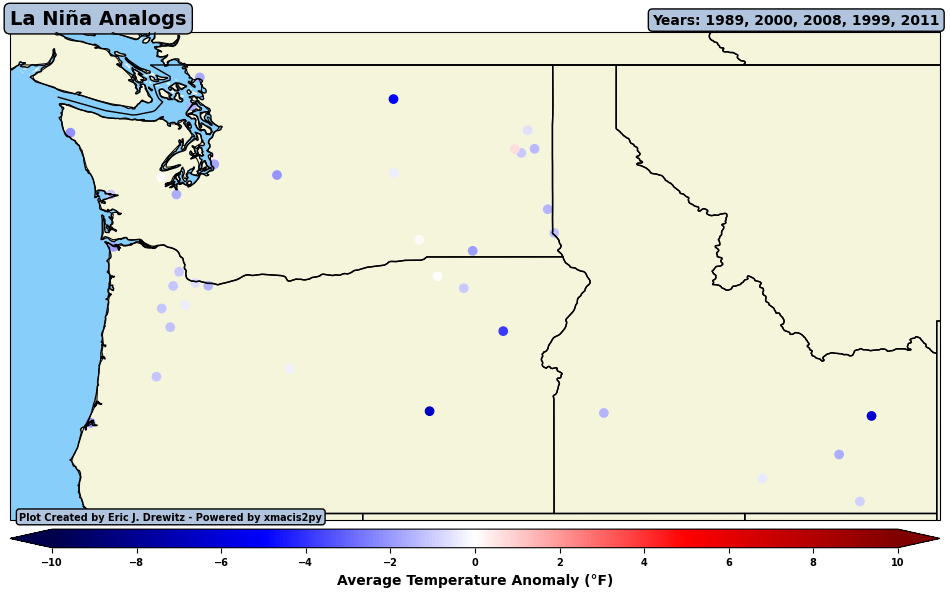
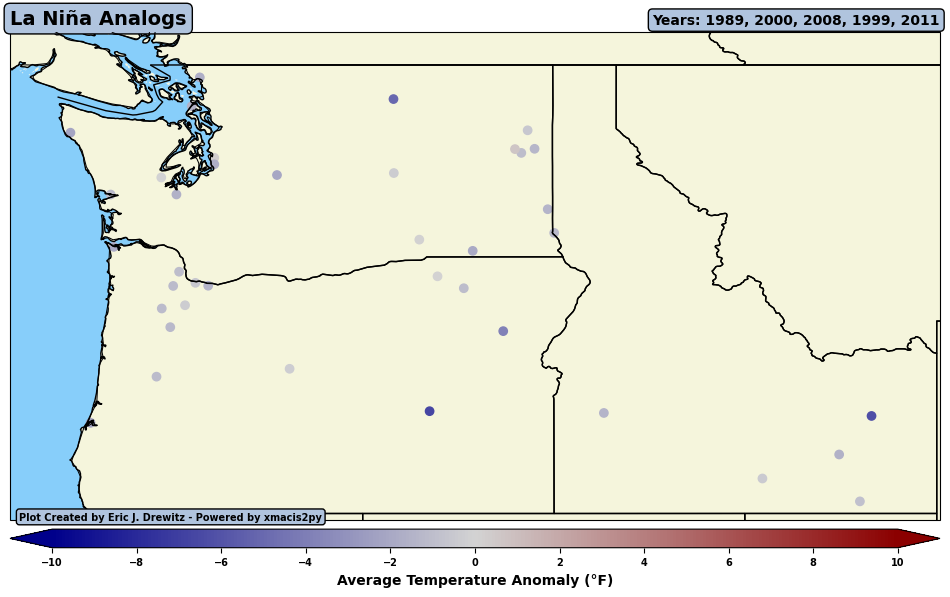
Unified diff of the notebook cell whose output changed from the first chart to the second:
--- before
+++ after
@@ -1,2 +1,4 @@
+# Plots La Niña Analogs for the stations that have data for the queried analog periods
+
 fig = plt.figure(figsize=(12,12))
 box = dict(boxstyle='round', facecolor='lightsteelblue')
@@ -16,5 +18,9 @@
 ax.set_title(f"Years: 1989, 2000, 2008, 1999, 2011", fontsize=10, fontweight='bold', loc='right', bbox=box)
 ax.text(0.01, 0, f"Plot Created by Eric J. Drewitz - Powered by xmacis2py", fontsize=7, zorder=10, fontweight='bold', transform=ax.transAxes, bbox=box)
-sc = ax.scatter(la_nina['Longitude'], la_nina['Latitude'], c=la_nina['anomaly'], cmap='seismic',
+
+# Create our colormap
+cmap = mcolors.LinearSegmentedColormap.from_list("average temperature", ["darkblue", "lightgray", "darkred"])
+
+sc = ax.scatter(la_nina['Longitude'], la_nina['Latitude'], c=la_nina['anomaly'], cmap=cmap,
                 norm=mcolors.Normalize(vmin=-10, vmax=10, clip=True))
 cbar = fig.colorbar(sc, ax=ax, extend='both', location='bottom', pad=0.01, aspect=50)

Commit: Add files via upload